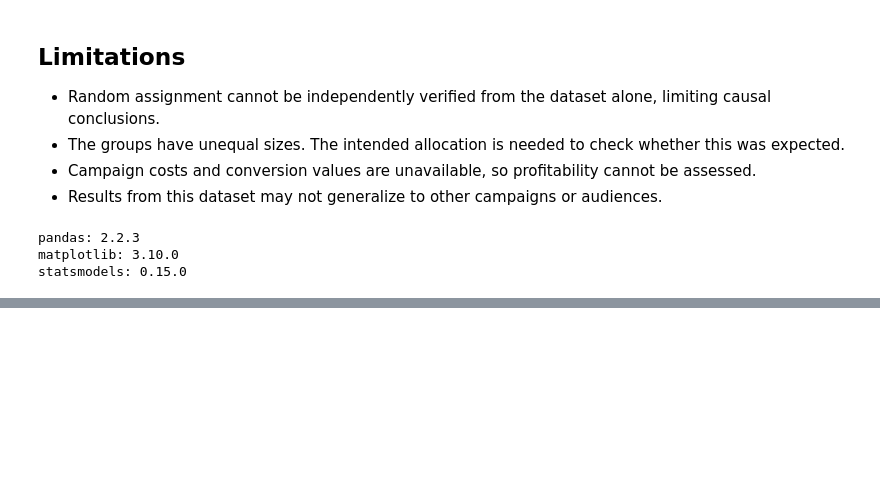
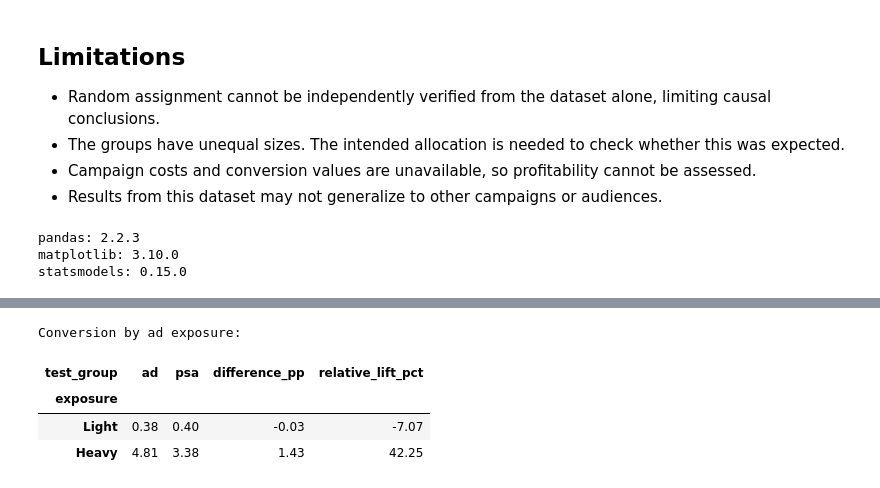
Before and after one commit to mehakgupta0406/marketing-ab-test-analysis, a Jupyter notebook: Marketing_ab_testing.ipynb, the cells around one changed output, grey strips where cells are left out. Cells and saved outputs as stored; diff of their text form; code cells hidden in the pictures; blank space fills up the shorter version.

```diff
--- a/Marketing_ab_testing.ipynb
+++ b/Marketing_ab_testing.ipynb
@@ -599,0 +638,10 @@ plt.show()
+# %%
+
+print("Conversion by ad exposure:")
+display(exposure_comparison.round(2))
+# %% [output]
+Conversion by ad exposure:
+| test_group | ad | psa | difference_pp | relative_lift_pct |
+| exposure |  |  |  |  |
+| Light | 0.38 | 0.40 | -0.03 | -7.07 |
+| Heavy | 4.81 | 3.38 | 1.43 | 42.25 |
```
Also changed, not shown: parts of 34 cells of this notebook.
